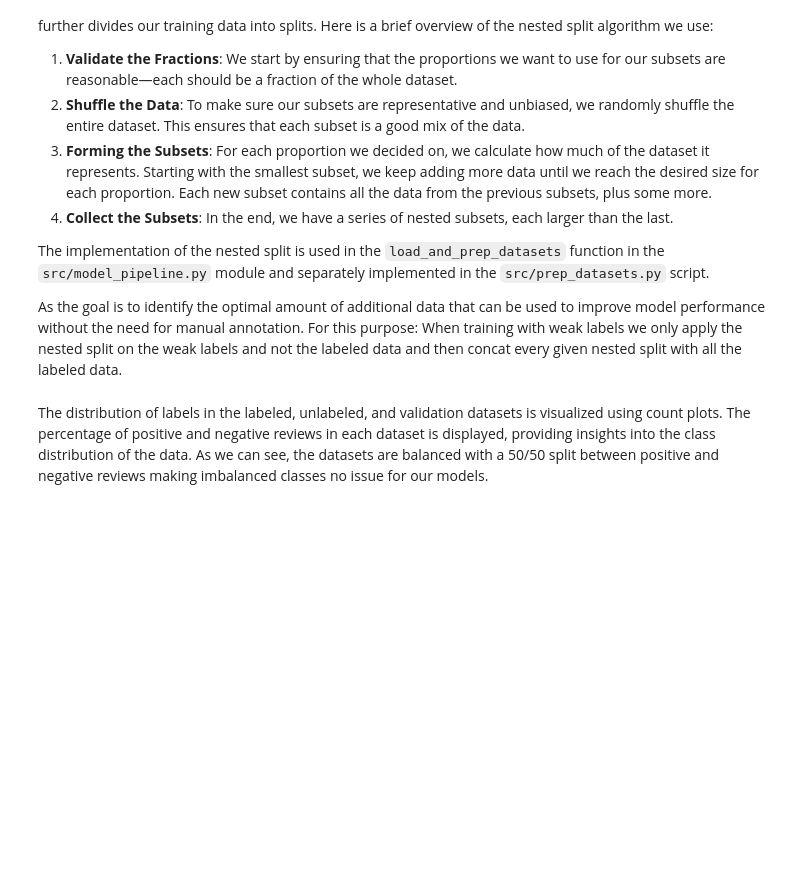
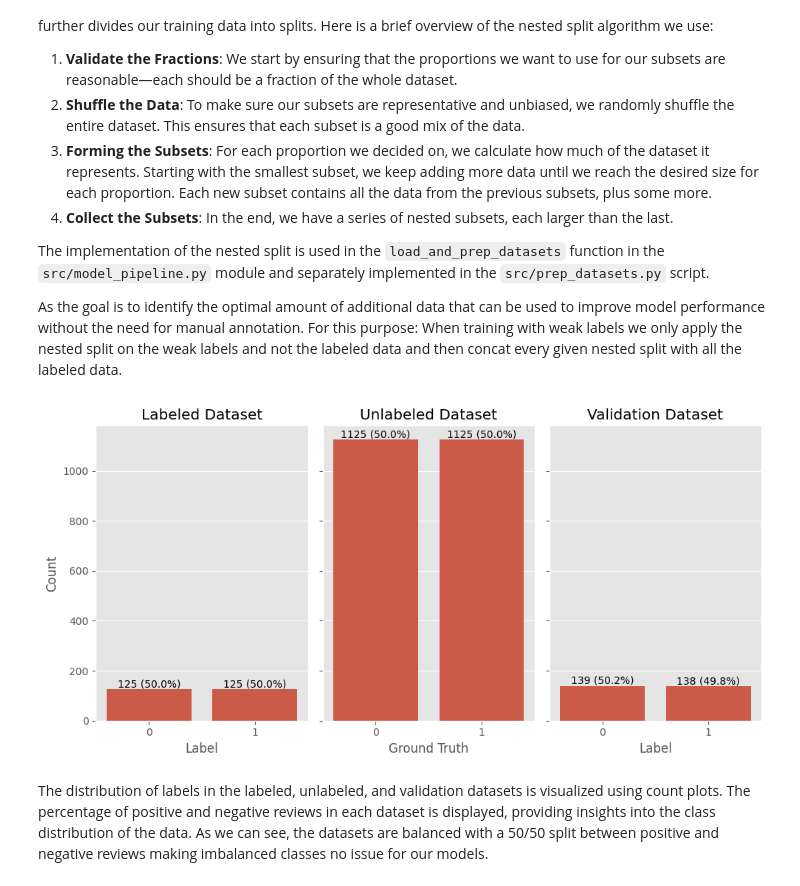
Before and after one commit to fhnw-ivy/npr-sentiment, a Jupyter notebook: notebooks/main.ipynb, the cells around one changed output. Cells and saved outputs as stored; diff of their text form; code cells hidden in the pictures; blank space fills up the shorter version.

Commit message:
added sns style and fixed labelling

```diff
--- a/notebooks/main.ipynb
+++ b/notebooks/main.ipynb
@@ -1,5 +1,8 @@
 # %%
 import logging
+
+import sys
+import os
 
 import pandas as pd
 import seaborn as sns
@@ -7,9 +10,16 @@ from matplotlib import pyplot as plt
 from sklearn.feature_extraction.text import CountVectorizer
 from wordcloud import WordCloud, STOPWORDS
 
+current_dir = os.getcwd()
+parent_dir = os.path.dirname(current_dir)
+
+sys.path.append(parent_dir)
+
 from src.data_loader import LABEL_MAP
 from src.data_loader import load_datasets
 from src.model_pipeline import load_and_prep_datasets
+
+plt.style.use('ggplot')
 # %% [markdown]
 # Sentiment Analysis Mini-Challenge
 
@@ -134,33 +182,38 @@ As the goal is to identify the optimal amount of additional data that can be use
 # %%
 fig, ax = plt.subplots(1, 3, figsize=(10, 5), sharey=True)
 
 
-def add_percentages(ax, data):
+def add_percentages(ax, data, percentages=True):
     total = len(data)
     for p in ax.patches:
-        height = p.get_height()
-        percentage = f'{(height / total) * 100:.1f}%'
-        ax.text(p.get_x() + p.get_width() / 2., height, percentage, ha='center', va='bottom')
+        height = int(p.get_height())
+        if percentages:
+            label = f'{height} ({(height / total) * 100:.1f}%)'
+        else:
+            label = f'{height}'
+        ax.text(p.get_x() + p.get_width() / 2., height, label, ha='center', va='bottom')
 
 
 sns.countplot(data=train_df, x='label', ax=ax[0])
 add_percentages(ax[0], train_df)
 ax[0].set_title('Labeled Dataset')
 ax[0].set_xlabel('Label')
 ax[0].set_ylabel('Count')
 
 sns.countplot(data=unlabeled, x='label', ax=ax[1])
 add_percentages(ax[1], unlabeled)
 ax[1].set_title('Unlabeled Dataset')
 ax[1].set_xlabel('Ground Truth')
 
 sns.countplot(data=validation, x='label', ax=ax[2])
 add_percentages(ax[2], validation)
 ax[2].set_title('Validation Dataset')
 ax[2].set_xlabel('Label')
 
 plt.tight_layout()
 plt.show()
+# %% [output]
+[figure, added]
 # %% [markdown]
 The distribution of labels in the labeled, unlabeled, and validation datasets is visualized using count plots. The percentage of positive and negative reviews in each dataset is displayed, providing insights into the class distribution of the data. As we can see, the datasets are balanced with a 50/50 split between positive and negative reviews making imbalanced classes no issue for our models.
 # %%
```
Also changed, not shown: parts of 16 cells of this notebook.
